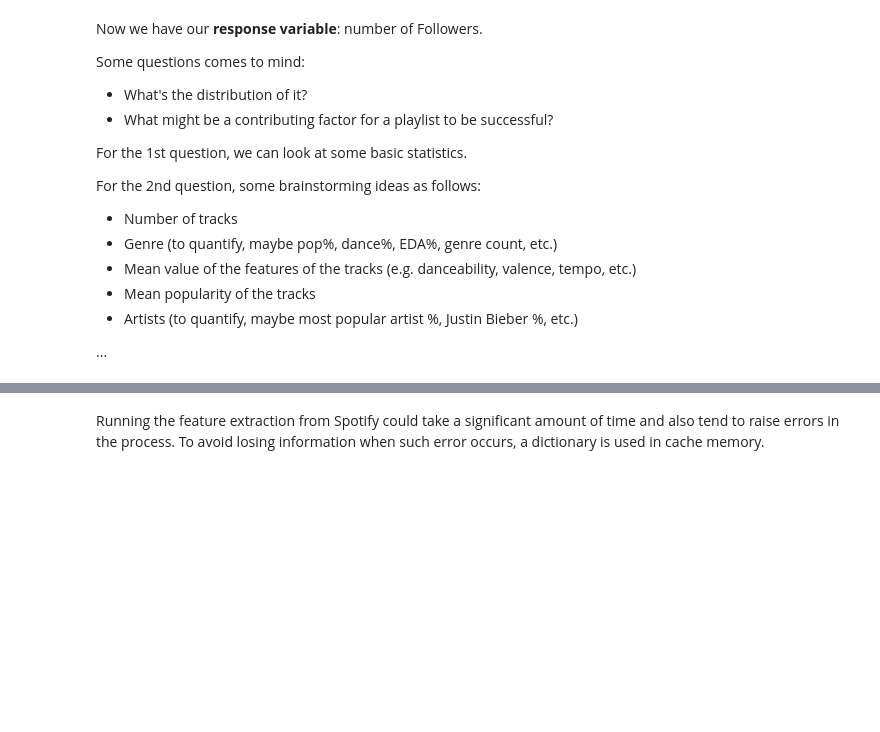
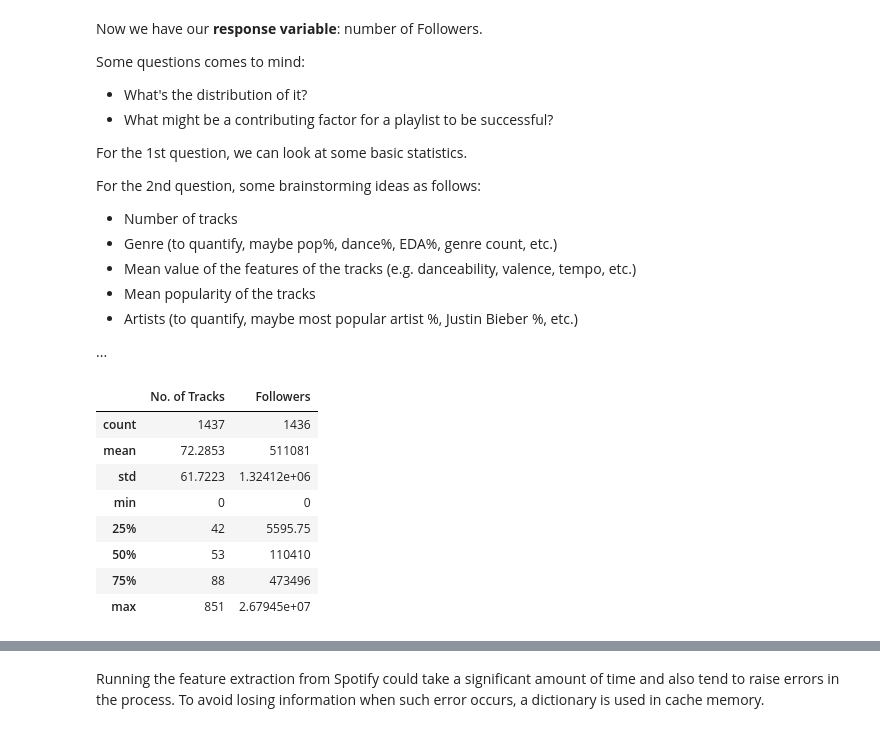
Before and after one commit to jinhuizi-fu/fun_projects, a Jupyter notebook: 2_spotify_analysis/spotify_pred.ipynb, the cells around one changed output, grey strips where cells are left out. Saved outputs shown, nothing was run; the diff lists cells and outputs as text; code cells hidden in the pictures; blank space fills up the shorter version.

```diff
--- a/2_spotify_analysis/spotify_pred.ipynb
+++ b/2_spotify_analysis/spotify_pred.ipynb
@@ -138,3 +145,16 @@ For the 2nd question, some brainstorming ideas as follows:
 * Artists (to quantify, maybe most popular artist %, Justin Bieber %, etc.)
 
 ...
+# %%
+# basic statistics of the numeric columns. Use non-scientific notation for easier reading
+data.describe().apply(lambda s: s.apply(lambda x: format(x, 'g')))
+# %% [output]
+|  | No. of Tracks | Followers |
+| count | 1437 | 1436 |
+| mean | 72.2853 | 511081 |
+| std | 61.7223 | 1.32412e+06 |
+| min | 0 | 0 |
+| 25% | 42 | 5595.75 |
+| 50% | 53 | 110410 |
+| 75% | 88 | 473496 |
+| max | 851 | 2.67945e+07 |
```
Also changed, not shown: parts of 4 cells of this notebook.
